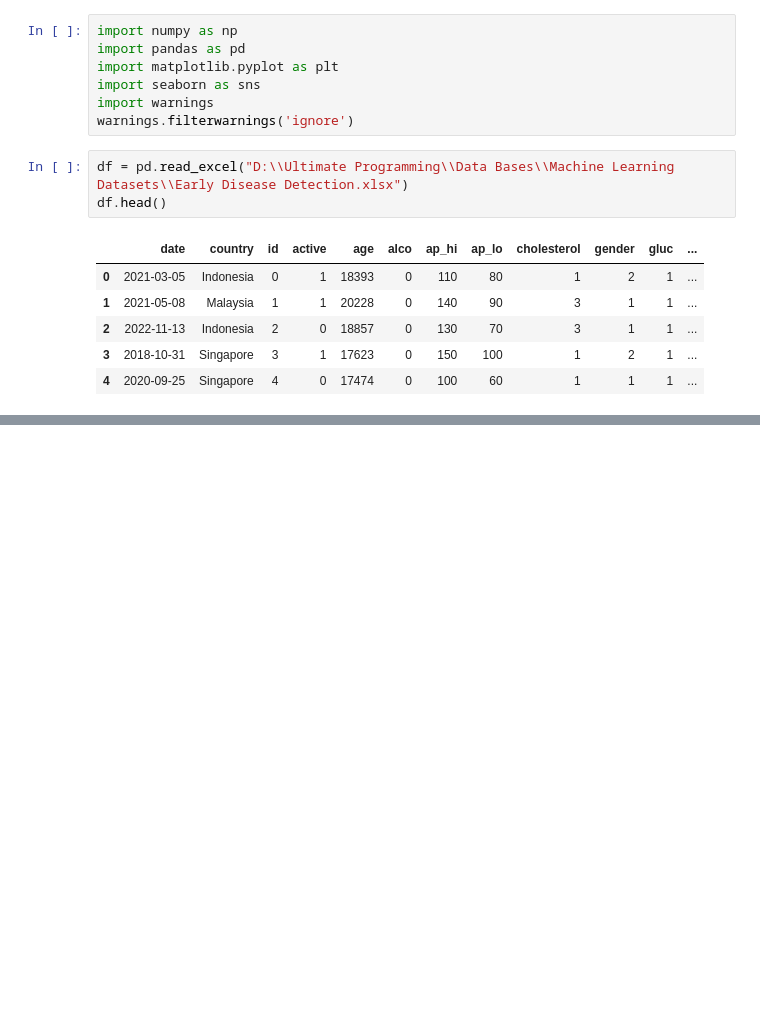
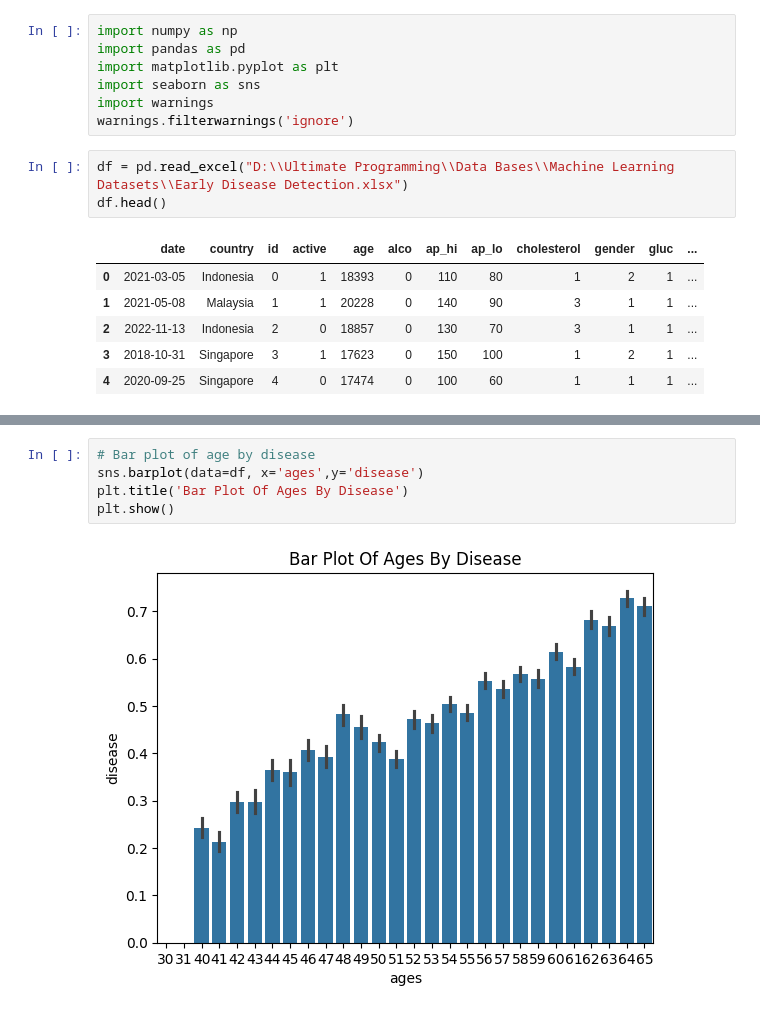
Before and after one commit to AftabQuant/Machine-Learning-Chronicles, a Jupyter notebook: InternShala Project/Early Disease Detection/Early Disease Detection .ipynb, the cells around one changed output, grey strips where cells are left out. Cells and saved outputs as stored; diff of their text form; blank space fills up the shorter version.

```diff
--- a/InternShala Project/Early Disease Detection/Early Disease Detection .ipynb
+++ b/InternShala Project/Early Disease Detection/Early Disease Detection .ipynb
@@ -57,0 +100,7 @@ memory usage: 8.5+ MB
+# %%
+# Bar plot of age by disease
+sns.barplot(data=df, x='ages',y='disease')
+plt.title('Bar Plot Of Ages By Disease')
+plt.show()
+# %% [output]
+[figure, added]
```
Also changed, not shown: parts of 8 cells of this notebook.
